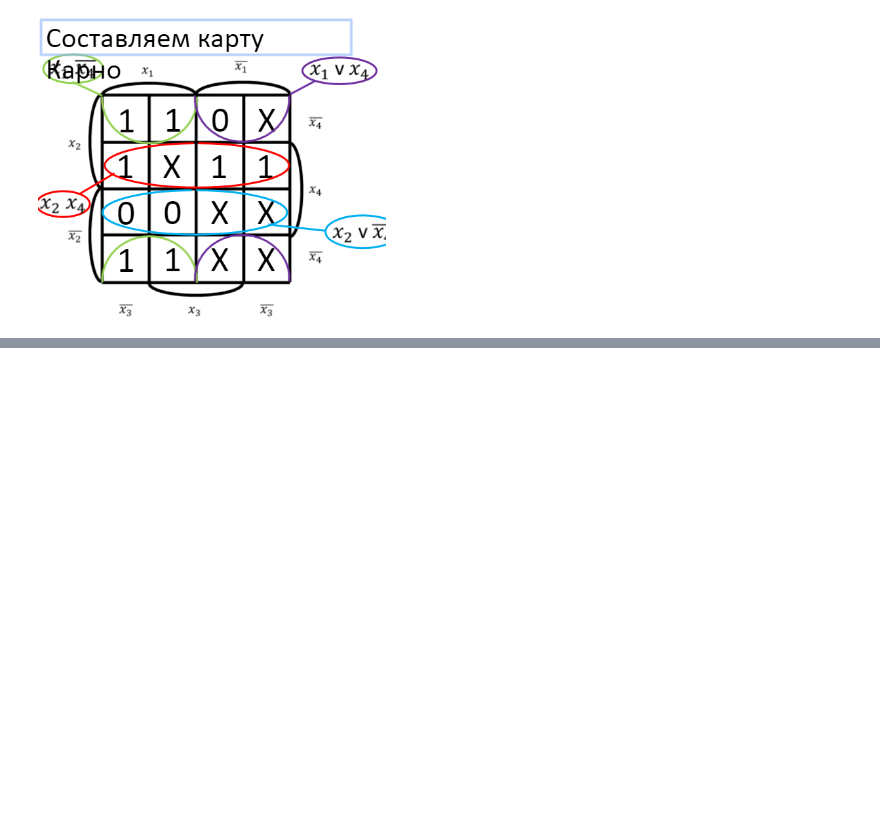
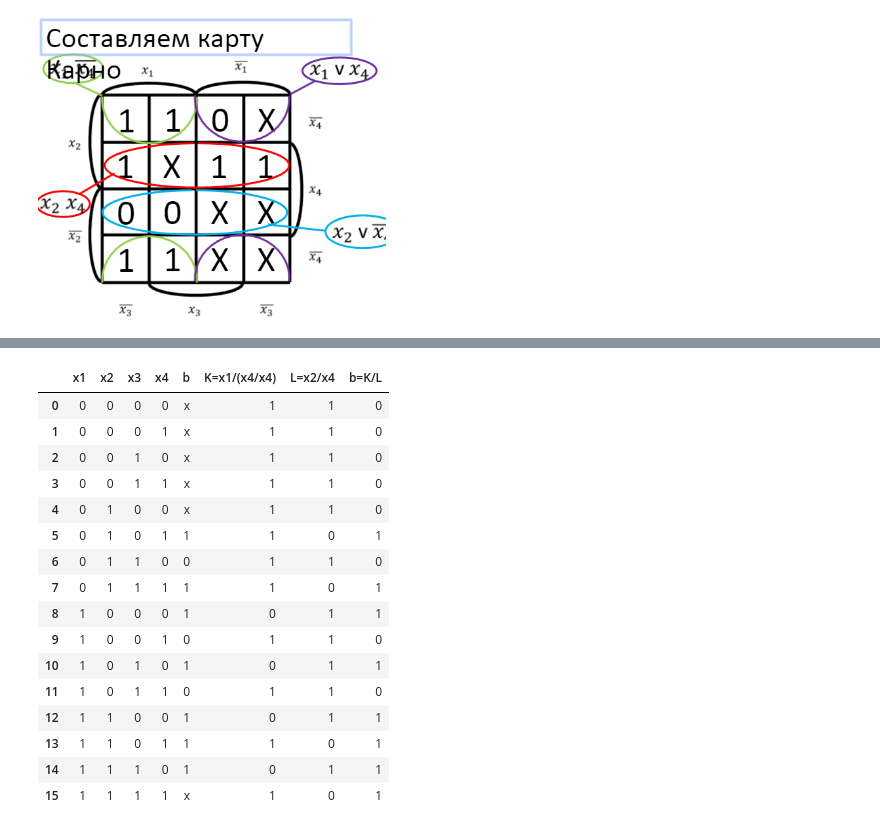
Before and after one commit to Darkuss-ai/Diplom, a Jupyter notebook: kr1.ipynb, the cells around one changed output, grey strips where cells are left out. Cells and saved outputs as stored; diff of their text form; code cells hidden in the pictures; blank space fills up the shorter version.

```diff
--- a/kr1.ipynb
+++ b/kr1.ipynb
@@ -627,0 +869,20 @@ print(table2)
+# %%
+chkSheffer
+# %% [output]
+|  | x1 | x2 | x3 | x4 | b | K=x1/(x4/x4) | L=x2/x4 | b=K/L |
+| 0 | 0 | 0 | 0 | 0 | x | 1 | 1 | 0 |
+| 1 | 0 | 0 | 0 | 1 | x | 1 | 1 | 0 |
+| 2 | 0 | 0 | 1 | 0 | x | 1 | 1 | 0 |
+| 3 | 0 | 0 | 1 | 1 | x | 1 | 1 | 0 |
+| 4 | 0 | 1 | 0 | 0 | x | 1 | 1 | 0 |
+| 5 | 0 | 1 | 0 | 1 | 1 | 1 | 0 | 1 |
+| 6 | 0 | 1 | 1 | 0 | 0 | 1 | 1 | 0 |
+| 7 | 0 | 1 | 1 | 1 | 1 | 1 | 0 | 1 |
+| 8 | 1 | 0 | 0 | 0 | 1 | 0 | 1 | 1 |
+| 9 | 1 | 0 | 0 | 1 | 0 | 1 | 1 | 0 |
+| 10 | 1 | 0 | 1 | 0 | 1 | 0 | 1 | 1 |
+| 11 | 1 | 0 | 1 | 1 | 0 | 1 | 1 | 0 |
+| 12 | 1 | 1 | 0 | 0 | 1 | 0 | 1 | 1 |
+| 13 | 1 | 1 | 0 | 1 | 1 | 1 | 0 | 1 |
+| 14 | 1 | 1 | 1 | 0 | 1 | 0 | 1 | 1 |
+| 15 | 1 | 1 | 1 | 1 | x | 1 | 0 | 1 |
```
Also changed, not shown: parts of 11 cells of this notebook.
